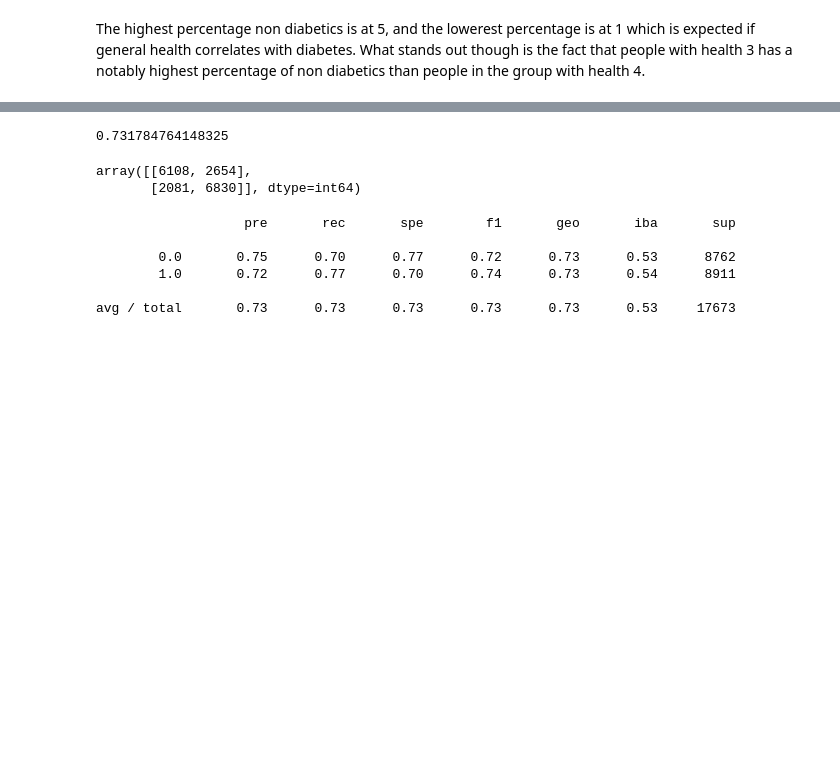
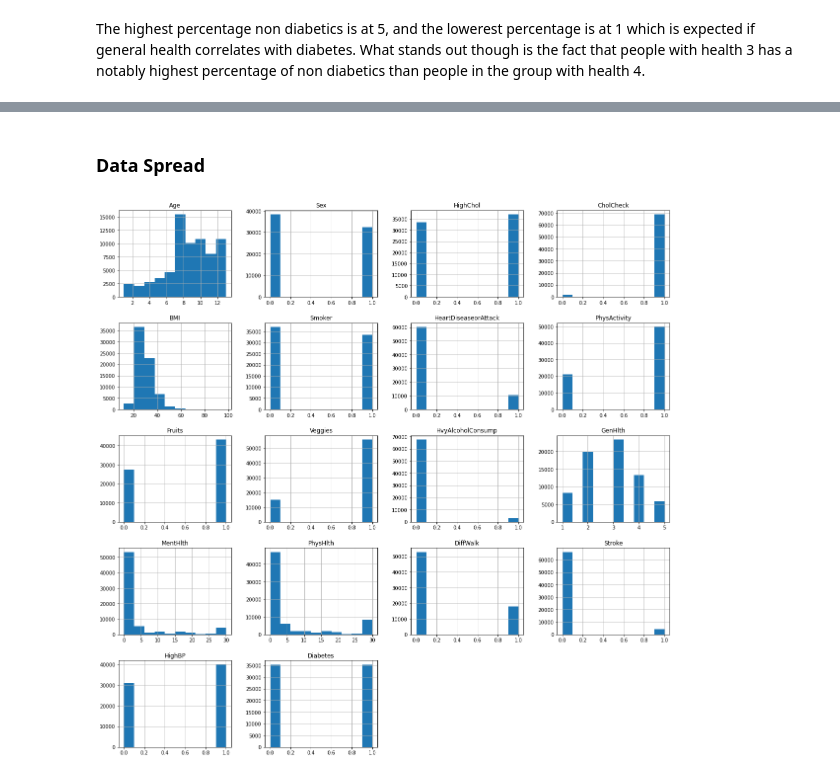
Before and after one commit to MiguelFids/Capstone_Project, a Jupyter notebook: Exploration.ipynb, the cells around one changed output, grey strips where cells are left out. Drawn from its saved outputs; the diff is of its cells as text; code cells hidden in the pictures; blank space fills up the shorter version.

```diff
--- a/data_cleaning.ipynb
+++ b/Exploration.ipynb
@@ -420,21 +283,7 @@ y3_pred = e_model.predict(X3_test)
-# %%
-# Calculated the balanced accuracy score
-balanced_accuracy_score(y3_test, y3_pred)
-# %% [output]
-0.731784764148325
-# %%
-# Display the confusion matrix
-confusion_matrix(y3_test, y3_pred)
-# %% [output]
-array([[6108, 2654],
-       [2081, 6830]], dtype=int64)
-# %%
-# Print the imbalanced classification report
-print(classification_report_imbalanced(y3_test, y3_pred))
-# %% [output]
-                   pre       rec       spe        f1       geo       iba       sup
-
-        0.0       0.75      0.70      0.77      0.72      0.73      0.53      8762
-        1.0       0.72      0.77      0.70      0.74      0.73      0.54      8911
-
-avg / total       0.73      0.73      0.73      0.73      0.73      0.53     17673
+# %% [markdown]
+### Data Spread
+# %%
+df.hist(figsize=(20,20))
+plt.show()
+# %% [output]
+[figure, added]
```
Also changed, not shown: parts of 25 cells of this notebook, 1 other file.
